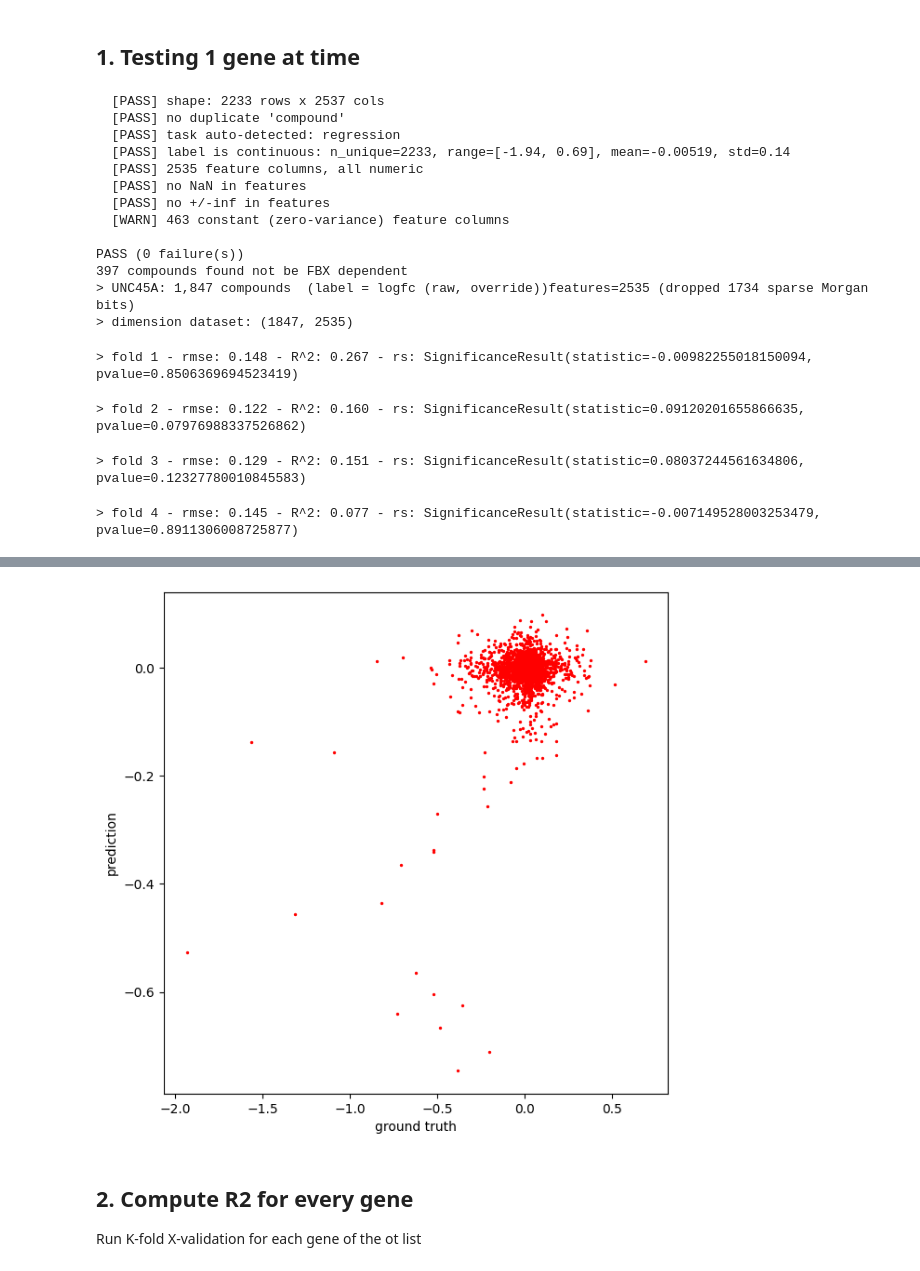
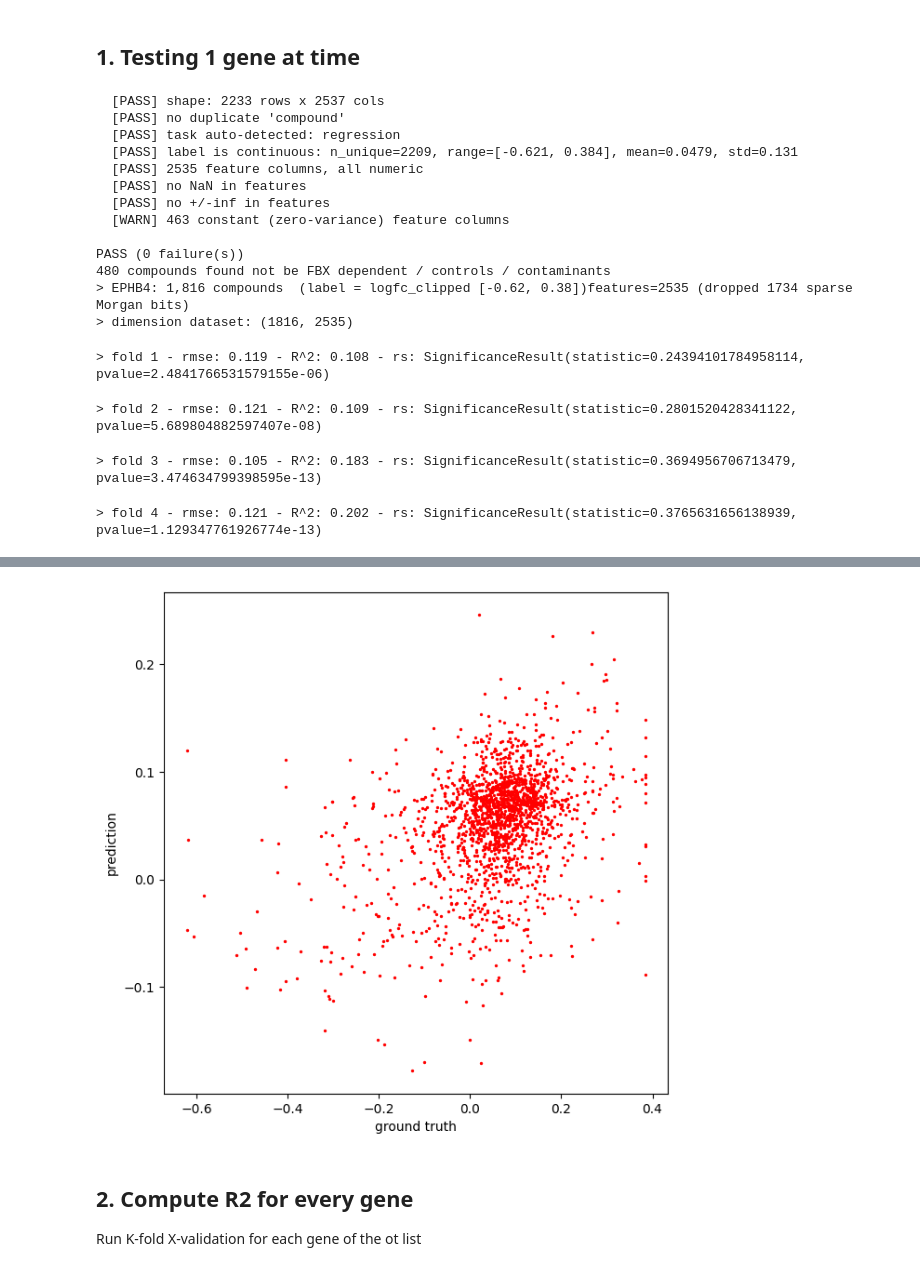
Before and after one commit to gtamo39/MS_ML, a Jupyter notebook: vignettes/MS_TargetML.ipynb, the cells around one changed output, grey strips where cells are left out. Saved outputs shown, nothing was run; the diff lists cells and outputs as text; code cells hidden in the pictures.

```diff
--- a/vignettes/MS_TargetML.ipynb
+++ b/vignettes/MS_TargetML.ipynb
@@ -168,5 +168,8 @@ Wall time: 2.79 s
 ## local params — controls + contaminants come from config/config.yaml (CONTROLS / CONTAMINANTS)
 control_compounds = list(CONTROLS)                                  # YAML list of control SRB ids
 contaminants      = list(pd.read_csv(CONTAMINANTS)['Molecule Name'])  # contaminant compounds to remove
-print(f'> {len(control_compounds)} control + {len(contaminants):,} contaminant compounds (from config)')
+fbx_independent   = list(serac_df[ (serac_df['Px_Ligase_dependent(yes/no)']==0) | (serac_df['Px_validated_WT(yes/no)']==0) ]['compound'].unique())
+cm2rm             = fbx_independent + control_compounds + contaminants
+
+print(f'> {len(control_compounds)} control + {len(contaminants):,} contaminant compounds (from config) + {len(fbx_independent)} fbx independent = {len(cm2rm)}')
 # %% [output]
@@ -487,7 +490,7 @@ if 11 < 3:
 ##   4. 5-fold CV regression via ML_Reg.run_K_Fold_Xval_Regression.
 ##   5. Scatter predicted vs observed; annotate R² (squared Pearson, same as the screen).
 
-gene = 'UNC45A' # 'KDM1B' # 'ANGPTL4' # 'EPHB4' # 'TGFB1' # 'PCSK9' #  'GSPT1' #      'ANKZF1' #    'CYP24A1' #     'TUBB8' #  #   'ASNS' #  'TP53'  # 'PLIN2' # 'TMEM205' #
+gene = 'EPHB4' # 'TGFB1' # 'UNC45A' # 'KDM1B' # 'ANGPTL4' #   'PCSK9' #  'GSPT1' #      'ANKZF1' #    'CYP24A1' #     'TUBB8' #  #   'ASNS' #  'TP53'  # 'PLIN2' # 'TMEM205' #
 tardf = df_raw[df_raw['genes']==gene]
 
 # ,'PCSK9'
@@ -520,15 +523,13 @@ tardf_ml = (tardf.assign(label=tardf_lbl)
 ML_data = pd.merge(MF_features, tardf_ml, on='compound').dropna()
 
 # remove "contaminated" compound:
-ML_data = ML_data[~ML_data['compound'].isin(CM2RM)]
+# ML_data = ML_data[~ML_data['compound'].isin(CM2RM)]
 stats_tools.check_ML_data(ML_data)
 
 if 1<3:
-    # remove compounds where activity is ligase independent
-    cms_no_fbx = list(serac_df[ (serac_df['Px_Ligase_dependent(yes/no)']==0) | (serac_df['Px_validated_WT(yes/no)']==0) ]['compound'].unique())
 
-    print(f"{len(cms_no_fbx)} compounds found not be FBX dependent")
-    ML_data = ML_data[~ML_data['compound'].isin(cms_no_fbx)]
+    print(f"{len(cm2rm)} compounds found not be FBX dependent / controls / contaminants")
+    ML_data = ML_data[~ML_data['compound'].isin(cm2rm)]
 
 print(f'> {gene}: {len(ML_data):,} compounds  (label = {_label_src})'
       f'features={MF_features.shape[1]-1} (dropped {len(_drop)} sparse Morgan bits)')
@@ -549,17 +550,17 @@ trained_model, df_pred = ML_Reg.run_K_Fold_Xval_Regression(
   [PASS] shape: 2233 rows x 2537 cols
   [PASS] no duplicate 'compound'
   [PASS] task auto-detected: regression
-  [PASS] label is continuous: n_unique=2233, range=[-1.94, 0.69], mean=-0.00519, std=0.14
+  [PASS] label is continuous: n_unique=2209, range=[-0.621, 0.384], mean=0.0479, std=0.131
   [PASS] 2535 feature columns, all numeric
   [PASS] no NaN in features
   [PASS] no +/-inf in features
   [WARN] 463 constant (zero-variance) feature columns
 
 PASS (0 failure(s))
-397 compounds found not be FBX dependent
-> UNC45A: 1,847 compounds  (label = logfc (raw, override))features=2535 (dropped 1734 sparse Morgan bits)
-> dimension dataset: (1847, 2535)
+480 compounds found not be FBX dependent / controls / contaminants
+> EPHB4: 1,816 compounds  (label = logfc_clipped [-0.62, 0.38])features=2535 (dropped 1734 sparse Morgan bits)
+> dimension dataset: (1816, 2535)
-> fold 1 - rmse: 0.148 - R^2: 0.267 - rs: SignificanceResult(statistic=-0.00982255018150094, pvalue=0.8506369694523419)
+> fold 1 - rmse: 0.119 - R^2: 0.108 - rs: SignificanceResult(statistic=0.24394101784958114, pvalue=2.4841766531579155e-06)
-> fold 2 - rmse: 0.122 - R^2: 0.160 - rs: SignificanceResult(statistic=0.09120201655866635, pvalue=0.07976988337526862)
+> fold 2 - rmse: 0.121 - R^2: 0.109 - rs: SignificanceResult(statistic=0.2801520428341122, pvalue=5.689804882597407e-08)
-> fold 3 - rmse: 0.129 - R^2: 0.151 - rs: SignificanceResult(statistic=0.08037244561634806, pvalue=0.12327780010845583)
+> fold 3 - rmse: 0.105 - R^2: 0.183 - rs: SignificanceResult(statistic=0.3694956706713479, pvalue=3.474634799398595e-13)
-> fold 4 - rmse: 0.145 - R^2: 0.077 - rs: SignificanceResult(statistic=-0.007149528003253479, pvalue=0.8911306008725877)
+> fold 4 - rmse: 0.121 - R^2: 0.202 - rs: SignificanceResult(statistic=0.3765631656138939, pvalue=1.129347761926774e-13)
@@ -570,4 +571,4 @@ Wall time: 17.5 s
-[figure, old version]
+[figure, new version]
 # %%
 ML_Class.classification_from_regression_pred(df_pred, -.5, sign='>=')
 # %%
```
Also changed, not shown: parts of 23 cells of this notebook, 7 other files.
